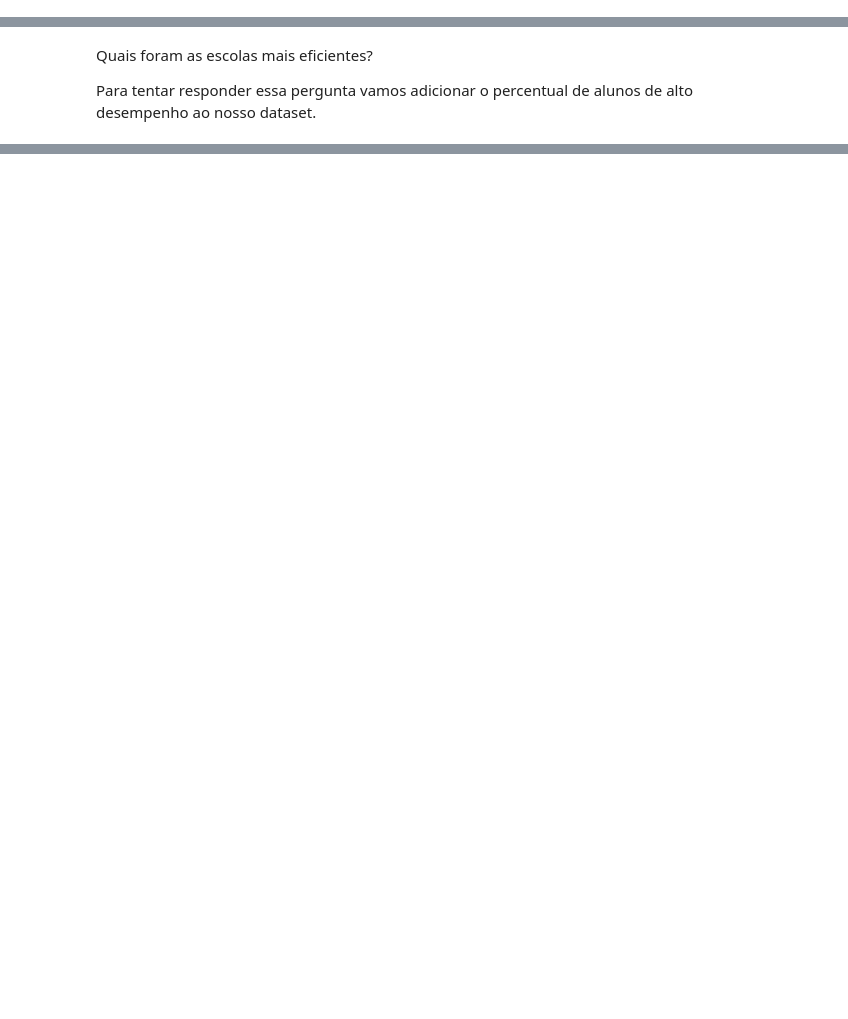
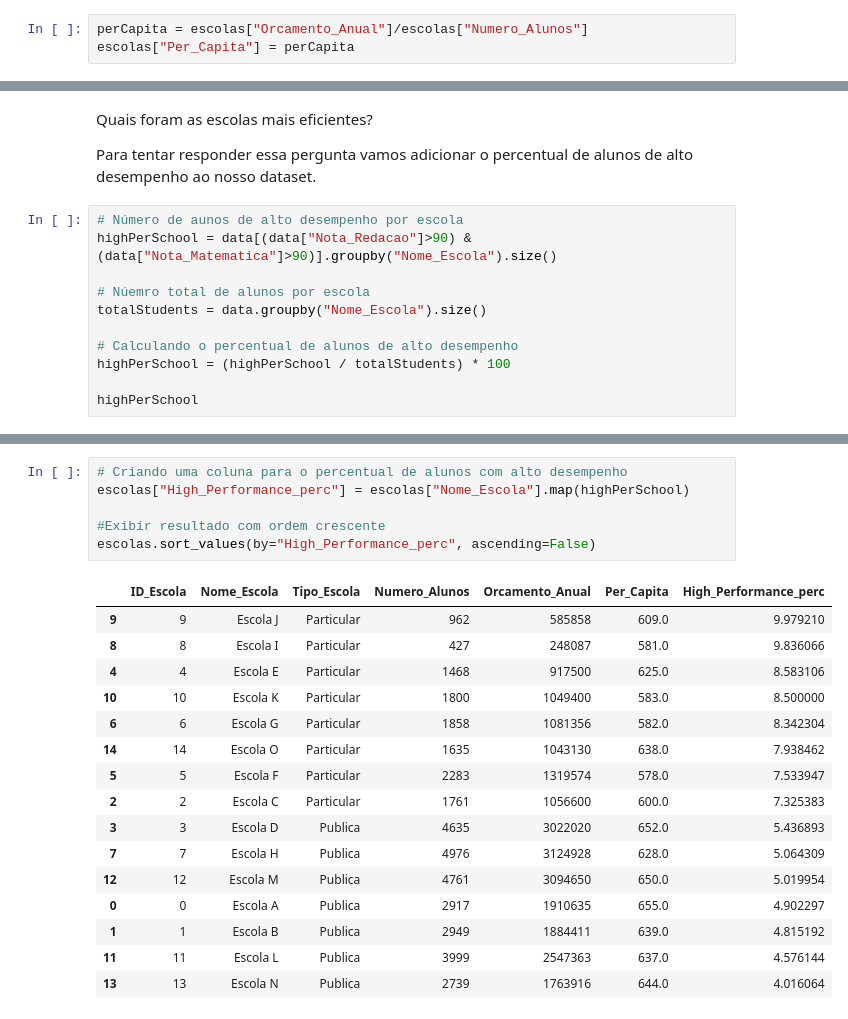
Before and after one commit to BarbaraLeimig/Aulas_BigData, a Jupyter notebook: Semana_03/Aula03.ipynb, the cells around one changed output, grey strips where cells are left out. Cells and saved outputs as stored; diff of their text form; blank space fills up the shorter version.

```diff
--- a/Semana_03/Aula03.ipynb
+++ b/Semana_03/Aula03.ipynb
@@ -206,2 +300,5 @@ Qual o total por escolas?
 # %% [markdown]
 Qual o orçamento per capita de cada escola?
+# %%
+perCapita = escolas["Orcamento_Anual"]/escolas["Numero_Alunos"]
+escolas["Per_Capita"] = perCapita
@@ -209,3 +325,14 @@ Qual o orçamento per capita de cada escola?
 Quais foram as escolas mais eficientes?
 
 Para tentar responder essa pergunta vamos adicionar o percentual de alunos de alto desempenho ao nosso dataset.
+# %%
+# Número de aunos de alto desempenho por escola
+highPerSchool = data[(data["Nota_Redacao"]>90) & (data["Nota_Matematica"]>90)].groupby("Nome_Escola").size()
+
+# Núemro total de alunos por escola
+totalStudents = data.groupby("Nome_Escola").size()
+
+# Calculando o percentual de alunos de alto desempenho
+highPerSchool = (highPerSchool / totalStudents) * 100
+
+highPerSchool
@@ -211,0 +357,23 @@ Para tentar responder essa pergunta vamos adicionar o percentual de alunos de al
+# %%
+# Criando uma coluna para o percentual de alunos com alto desempenho
+escolas["High_Performance_perc"] = escolas["Nome_Escola"].map(highPerSchool)
+
+#Exibir resultado com ordem crescente
+escolas.sort_values(by="High_Performance_perc", ascending=False)
+# %% [output]
+|  | ID_Escola | Nome_Escola | Tipo_Escola | Numero_Alunos | Orcamento_Anual | Per_Capita | High_Performance_perc |
+| 9 | 9 | Escola J | Particular | 962 | 585858 | 609.0 | 9.979210 |
+| 8 | 8 | Escola I | Particular | 427 | 248087 | 581.0 | 9.836066 |
+| 4 | 4 | Escola E | Particular | 1468 | 917500 | 625.0 | 8.583106 |
+| 10 | 10 | Escola K | Particular | 1800 | 1049400 | 583.0 | 8.500000 |
+| 6 | 6 | Escola G | Particular | 1858 | 1081356 | 582.0 | 8.342304 |
+| 14 | 14 | Escola O | Particular | 1635 | 1043130 | 638.0 | 7.938462 |
+| 5 | 5 | Escola F | Particular | 2283 | 1319574 | 578.0 | 7.533947 |
+| 2 | 2 | Escola C | Particular | 1761 | 1056600 | 600.0 | 7.325383 |
+| 3 | 3 | Escola D | Publica | 4635 | 3022020 | 652.0 | 5.436893 |
+| 7 | 7 | Escola H | Publica | 4976 | 3124928 | 628.0 | 5.064309 |
+| 12 | 12 | Escola M | Publica | 4761 | 3094650 | 650.0 | 5.019954 |
+| 0 | 0 | Escola A | Publica | 2917 | 1910635 | 655.0 | 4.902297 |
+| 1 | 1 | Escola B | Publica | 2949 | 1884411 | 639.0 | 4.815192 |
+| 11 | 11 | Escola L | Publica | 3999 | 2547363 | 637.0 | 4.576144 |
+| 13 | 13 | Escola N | Publica | 2739 | 1763916 | 644.0 | 4.016064 |
```
Also changed, not shown: parts of 14 cells of this notebook.
